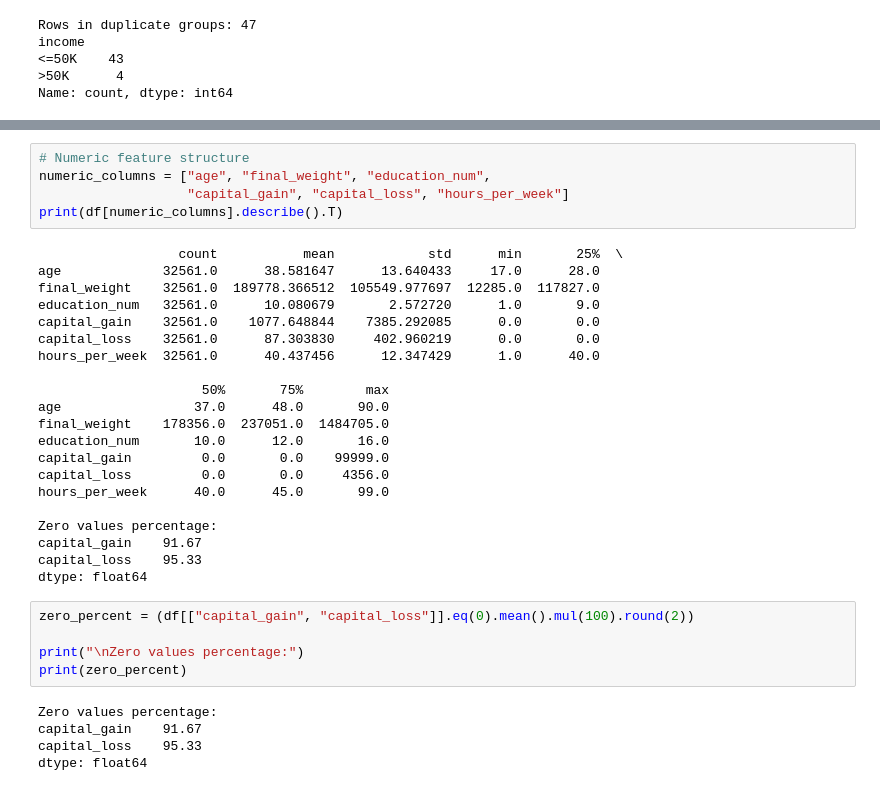
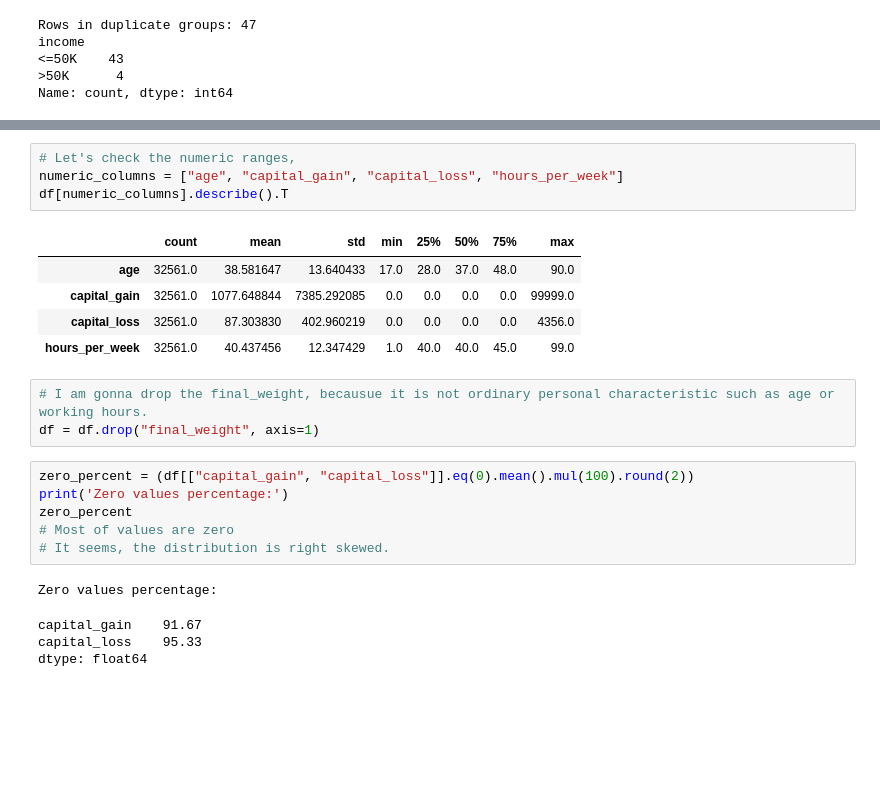
Before and after one commit to Mortti11/Advanced_ML, a Jupyter notebook: ML_benchmark/Classification/Notebook.ipynb, the cells around one changed output, grey strips where cells are left out. Saved outputs shown, nothing was run; the diff lists cells and outputs as text; blank space fills up the shorter version.

```diff
--- a/ML_benchmark/Classification/Notebook.ipynb
+++ b/ML_benchmark/Classification/Notebook.ipynb
@@ -167,36 +176,24 @@ Education numbers with multiple categories: 0
 # %%
-# Numeric feature structure
-numeric_columns = ["age", "final_weight", "education_num",
-                   "capital_gain", "capital_loss", "hours_per_week"]
-print(df[numeric_columns].describe().T)
+# Let's check the numeric ranges,
+numeric_columns = ["age", "capital_gain", "capital_loss", "hours_per_week"]
+df[numeric_columns].describe().T
 # %% [output]
-                  count           mean            std      min       25%  \
-age             32561.0      38.581647      13.640433     17.0      28.0
-final_weight    32561.0  189778.366512  105549.977697  12285.0  117827.0
-education_num   32561.0      10.080679       2.572720      1.0       9.0
-capital_gain    32561.0    1077.648844    7385.292085      0.0       0.0
-capital_loss    32561.0      87.303830     402.960219      0.0       0.0
-hours_per_week  32561.0      40.437456      12.347429      1.0      40.0
-
-                     50%       75%        max
-age                 37.0      48.0       90.0
-final_weight    178356.0  237051.0  1484705.0
-education_num       10.0      12.0       16.0
-capital_gain         0.0       0.0    99999.0
-capital_loss         0.0       0.0     4356.0
-hours_per_week      40.0      45.0       99.0
-
-Zero values percentage:
-capital_gain    91.67
-capital_loss    95.33
-dtype: float64
+|  | count | mean | std | min | 25% | 50% | 75% | max |
+| age | 32561.0 | 38.581647 | 13.640433 | 17.0 | 28.0 | 37.0 | 48.0 | 90.0 |
+| capital_gain | 32561.0 | 1077.648844 | 7385.292085 | 0.0 | 0.0 | 0.0 | 0.0 | 99999.0 |
+| capital_loss | 32561.0 | 87.303830 | 402.960219 | 0.0 | 0.0 | 0.0 | 0.0 | 4356.0 |
+| hours_per_week | 32561.0 | 40.437456 | 12.347429 | 1.0 | 40.0 | 40.0 | 45.0 | 99.0 |
+# %%
+# I am gonna drop the final_weight, becausue it is not ordinary personal characteristic such as age or working hours.
+df = df.drop("final_weight", axis=1)
 # %%
 zero_percent = (df[["capital_gain", "capital_loss"]].eq(0).mean().mul(100).round(2))
-
-print("\nZero values percentage:")
-print(zero_percent)
+print('Zero values percentage:')
+zero_percent
+# Most of values are zero
+# It seems, the distribution is right skewed.
 # %% [output]
 Zero values percentage:
-capital_gain    91.67
-capital_loss    95.33
-dtype: float64
+capital_gain    91.67
+capital_loss    95.33
+dtype: float64
```
Also changed, not shown: parts of 18 cells of this notebook, 1 other file.
